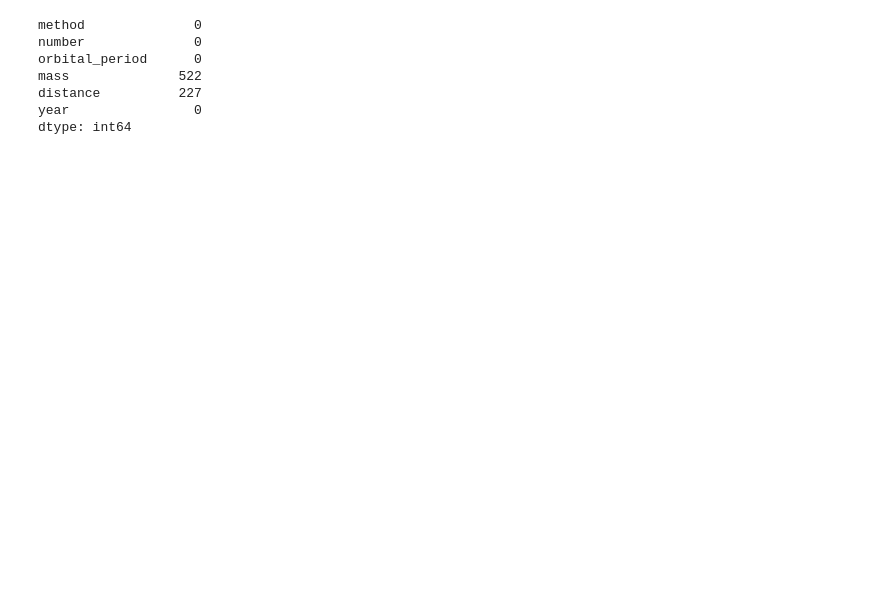
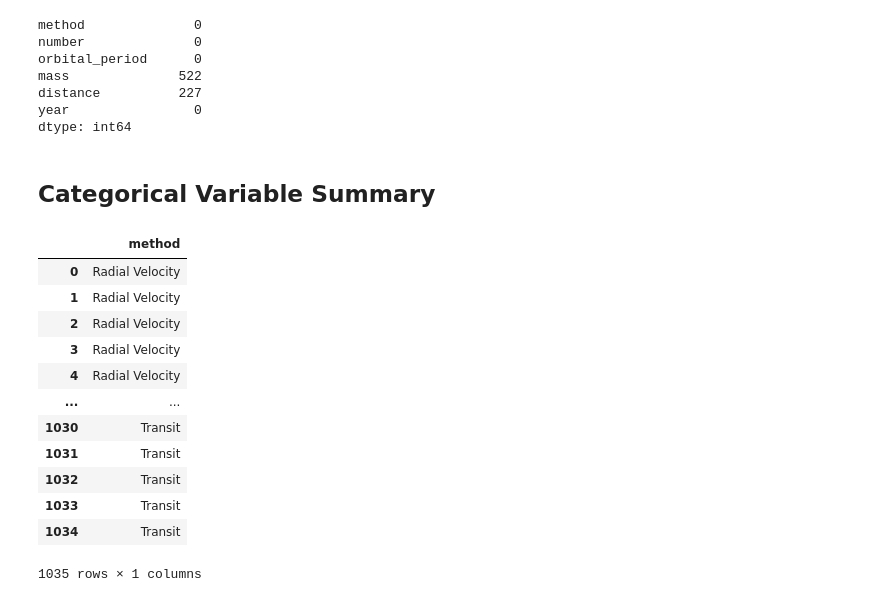
Before and after one commit to bevirgen/Data-Science---Artificial-Intelligence, a Jupyter notebook: 1. Python/2. Dr. M. Vahit Keskin/4. Eda and Visualize Basics/eda.ipynb, the cells around one changed output. Cells and saved outputs as stored; diff of their text form; code cells hidden in the pictures; blank space fills up the shorter version.

```diff
--- a/1. Python/2. Dr. M. Vahit Keskin/4. Eda and Visualize Basics/eda.ipynb
+++ b/1. Python/2. Dr. M. Vahit Keskin/4. Eda and Visualize Basics/eda.ipynb
@@ -98,3 +104,22 @@ mass              522
 distance          227
 year                0
 dtype: int64
+# %% [markdown]
+## Categorical Variable Summary
+# %%
+cat_df = df.select_dtypes(include = ['category'])
+cat_df
+# %% [output]
+|  | method |
+| 0 | Radial Velocity |
+| 1 | Radial Velocity |
+| 2 | Radial Velocity |
+| 3 | Radial Velocity |
+| 4 | Radial Velocity |
+| ... | ... |
+| 1030 | Transit |
+| 1031 | Transit |
+| 1032 | Transit |
+| 1033 | Transit |
+| 1034 | Transit |
+1035 rows × 1 columns
```
Also changed, not shown: parts of 11 cells of this notebook.
